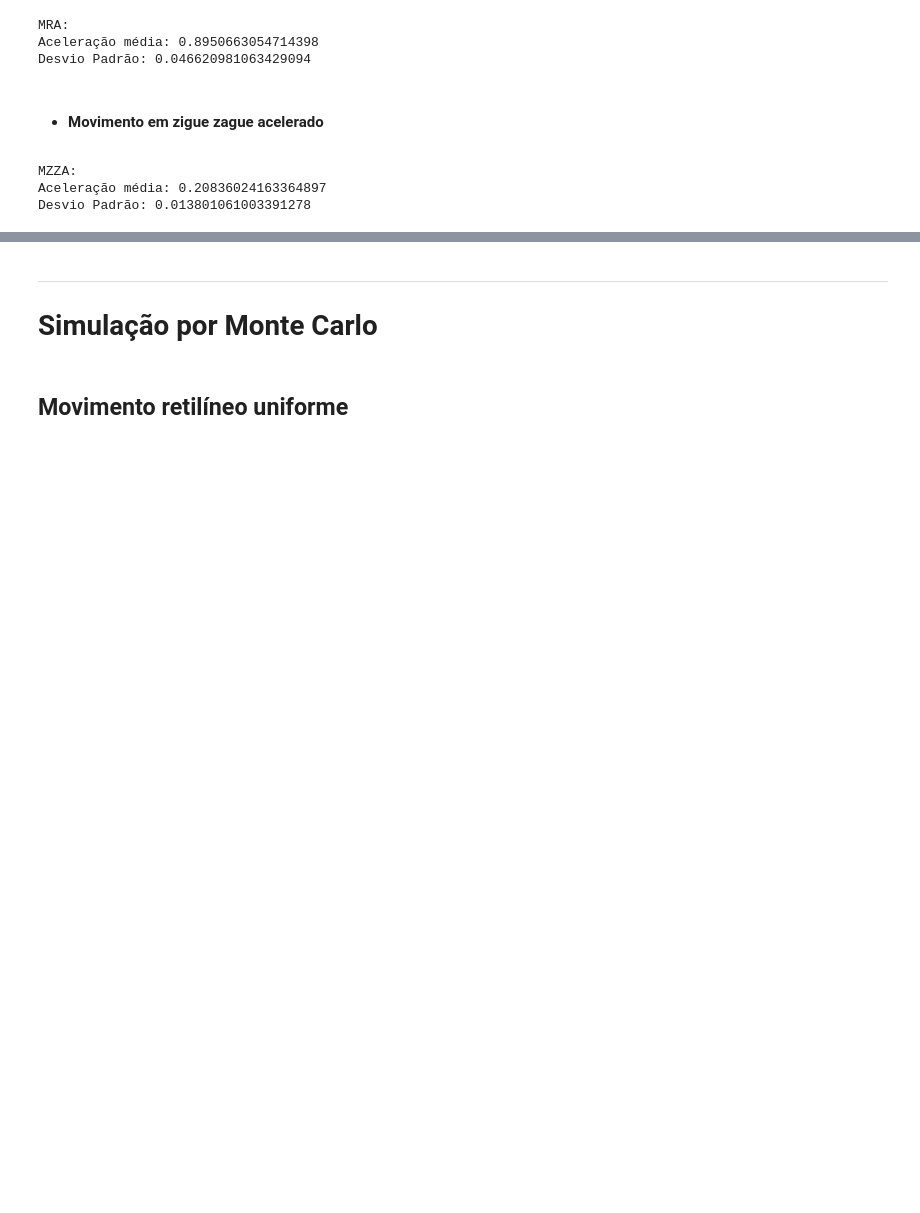
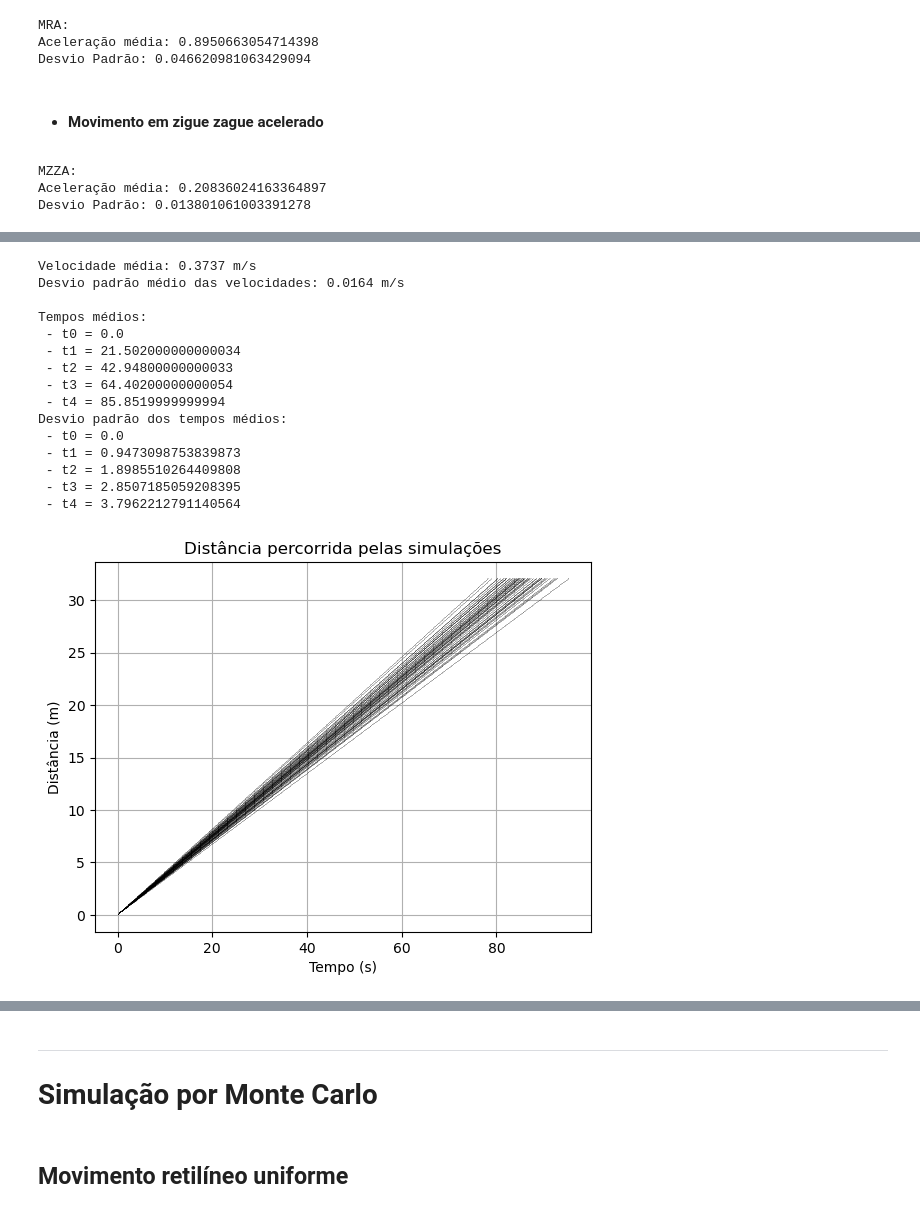
Before and after one commit to RafaBSales/MAC0209-EP2, a Jupyter notebook: ep2.ipynb, the cells around one changed output, grey strips where cells are left out. Drawn from its saved outputs; the diff is of its cells as text; code cells hidden in the pictures; blank space fills up the shorter version.

Commit message:
Adicionada simulação por Algoritmo de Euler

```diff
--- a/ep2.ipynb
+++ b/ep2.ipynb
@@ -133,7 +133,3 @@ Sensors6:
 * Mais detalhes sobre os sensores em [https://developer.android.com/develop/sensors-and-location/sensors/sensors_overview](https://developer.android.com/develop/sensors-and-location/sensors/sensors_overview)
 # %% [markdown]
 ## MU Reta
-# %%
-plotter = plot.SideSeeingPlotter(mu_reta_ds)
-instance = mu_reta_ds.instance
-plotter.plot_instance_sensors3_and_audio(instance)
@@ -738,0 +736,69 @@ Desvio Padrão: 0.013801061003391278
+# %%
+k = 0.37460373948423137
+std = 0.015287290299944752
+kss = []
+
+xe = [[0] for _ in range(50)]
+
+ts = [[0]*50 for _ in range(5)]
+dt = 0.1
+
+for j in range(50):
+    ks = k + np.random.normal(0, std)
+    kss.append(ks)
+
+    state_vec = np.array([0, ks])
+
+    t = 0
+    for i in range(1, 5):
+        while state_vec[0] < i*8:
+            state_vec[0] = state_vec[0] + state_vec[1]*dt
+            xe[j].append(state_vec[0])
+            t += dt
+
+        ts[i][j] = t
+
+print(f"Velocidade média: {np.mean(kss):.4f} m/s")
+print(f"Desvio padrão médio das velocidades: {np.std(kss):.4f} m/s\n")
+
+df = pd.DataFrame(list(zip(*ts)), columns=['t0', 't1', 't2,', 't3', 't4'])
+df.to_csv('Dados/MRU_tempos_Euler.csv', index=False, decimal=',')
+
+data = {'velocidade': kss}
+df = pd.DataFrame(data)
+df.to_csv('Dados/MRU_dados_Euler.csv', index=False, decimal=',')
+
+print("Tempos médios:")
+for i in range(5):
+    print(f" - t{i} = {np.mean(ts[i])}")
+
+print("Desvio padrão dos tempos médios:")
+for i in range(5):
+    print(f" - t{i} = {np.std(ts[i])}")
+
+for j in range(50):
+    xaxis = np.linspace(0, ts[4][j], len(xe[j]))
+    plt.plot(xaxis, xe[j], ',k', alpha=0.2)
+
+plt.title('Distância percorrida pelas simulações')
+plt.ylabel('Distância (m)')
+plt.xlabel('Tempo (s)')
+plt.grid(True)
+plt.show()
+# %% [output]
+Velocidade média: 0.3737 m/s
+Desvio padrão médio das velocidades: 0.0164 m/s
+
+Tempos médios:
+ - t0 = 0.0
+ - t1 = 21.502000000000034
+ - t2 = 42.94800000000033
+ - t3 = 64.40200000000054
+ - t4 = 85.8519999999994
+Desvio padrão dos tempos médios:
+ - t0 = 0.0
+ - t1 = 0.9473098753839873
+ - t2 = 1.8985510264409808
+ - t3 = 2.8507185059208395
+ - t4 = 3.7962212791140564
+[figure, added]
```
Also changed, not shown: parts of 37 cells of this notebook.
